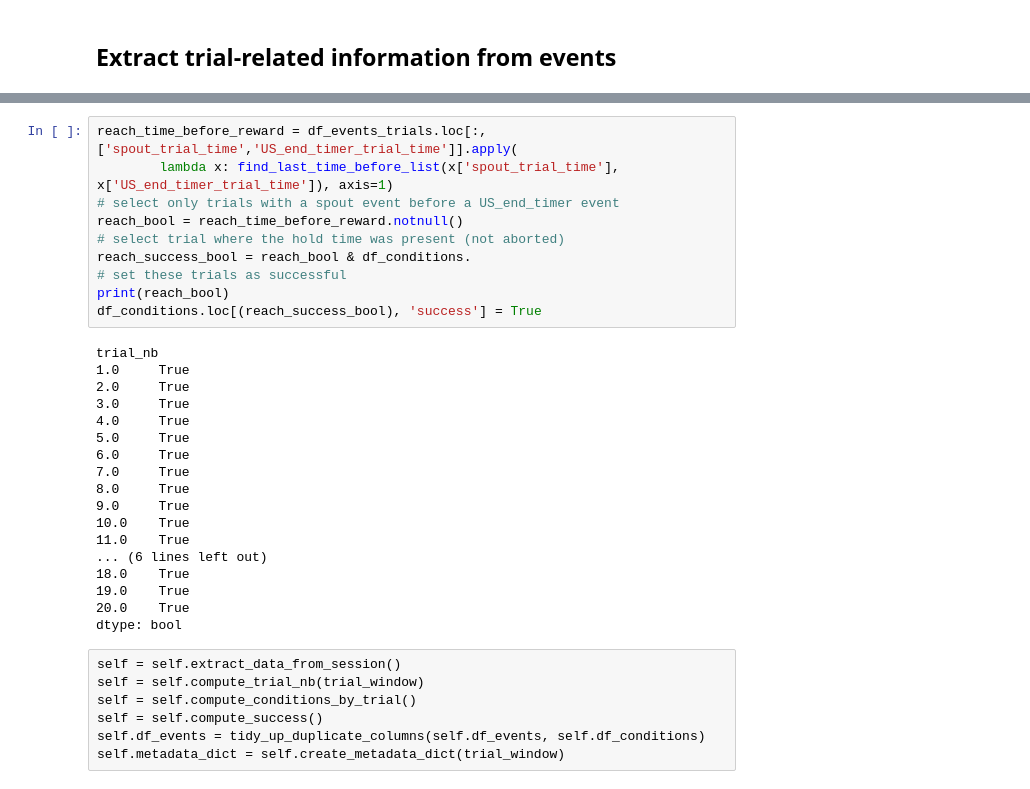
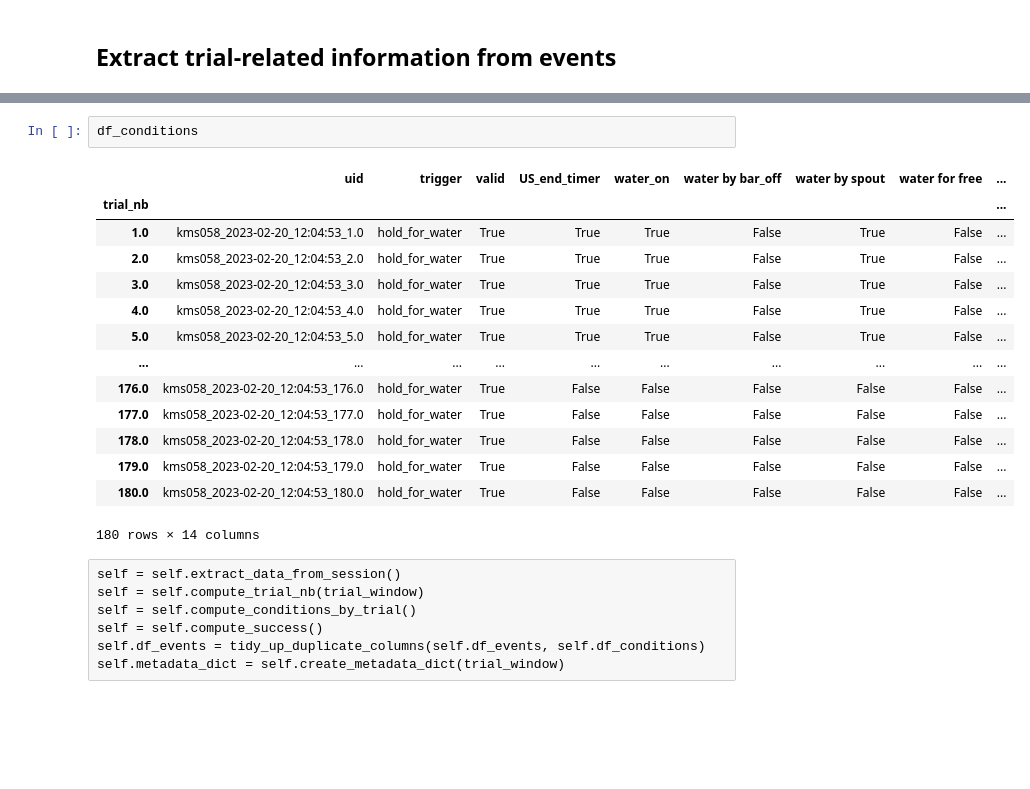
Before and after one commit to juliencarponcy/trialexp, a Jupyter notebook: notebooks/noncanonical/single_session_analsysis/Convert dataset.ipynb, the cells around one changed output, grey strips where cells are left out. Saved outputs shown, nothing was run; the diff lists cells and outputs as text; blank space fills up the shorter version.

```diff
--- a/notebooks/noncanonical/single_session_analsysis/Convert dataset.ipynb
+++ b/notebooks/noncanonical/single_session_analsysis/Convert dataset.ipynb
@@ -113,31 +73,20 @@ df_events_trials.loc[:,['spout_trial_time','US_end_timer_trial_time']]
-# %%
-reach_time_before_reward = df_events_trials.loc[:,['spout_trial_time','US_end_timer_trial_time']].apply(
-        lambda x: find_last_time_before_list(x['spout_trial_time'], x['US_end_timer_trial_time']), axis=1)
-# select only trials with a spout event before a US_end_timer event
-reach_bool = reach_time_before_reward.notnull()
-# select trial where the hold time was present (not aborted)
-reach_success_bool = reach_bool & df_conditions.
-# set these trials as successful
-print(reach_bool)
-df_conditions.loc[(reach_success_bool), 'success'] = True
-# %% [output]
-trial_nb
-1.0     True
-2.0     True
-3.0     True
-4.0     True
-5.0     True
-6.0     True
-7.0     True
-8.0     True
-9.0     True
-10.0    True
-11.0    True
-... (6 lines left out)
-18.0    True
-19.0    True
-20.0    True
-dtype: bool
+# %%
+df_conditions
+# %% [output]
+|  | uid | trigger | valid | US_end_timer | water_on | water by bar_off | water by spout | water for free | ... |
+| trial_nb |  |  |  |  |  |  |  |  | ... |
+| 1.0 | kms058_2023-02-20_12:04:53_1.0 | hold_for_water | True | True | True | False | True | False | ... |
+| 2.0 | kms058_2023-02-20_12:04:53_2.0 | hold_for_water | True | True | True | False | True | False | ... |
+| 3.0 | kms058_2023-02-20_12:04:53_3.0 | hold_for_water | True | True | True | False | True | False | ... |
+| 4.0 | kms058_2023-02-20_12:04:53_4.0 | hold_for_water | True | True | True | False | True | False | ... |
+| 5.0 | kms058_2023-02-20_12:04:53_5.0 | hold_for_water | True | True | True | False | True | False | ... |
+| ... | ... | ... | ... | ... | ... | ... | ... | ... | ... |
+| 176.0 | kms058_2023-02-20_12:04:53_176.0 | hold_for_water | True | False | False | False | False | False | ... |
+| 177.0 | kms058_2023-02-20_12:04:53_177.0 | hold_for_water | True | False | False | False | False | False | ... |
+| 178.0 | kms058_2023-02-20_12:04:53_178.0 | hold_for_water | True | False | False | False | False | False | ... |
+| 179.0 | kms058_2023-02-20_12:04:53_179.0 | hold_for_water | True | False | False | False | False | False | ... |
+| 180.0 | kms058_2023-02-20_12:04:53_180.0 | hold_for_water | True | False | False | False | False | False | ... |
+180 rows × 14 columns
 # %% [raw]
 self = self.extract_data_from_session()
 self = self.compute_trial_nb(trial_window)
```
Also changed, not shown: parts of 13 cells of this notebook, 1 other file.
